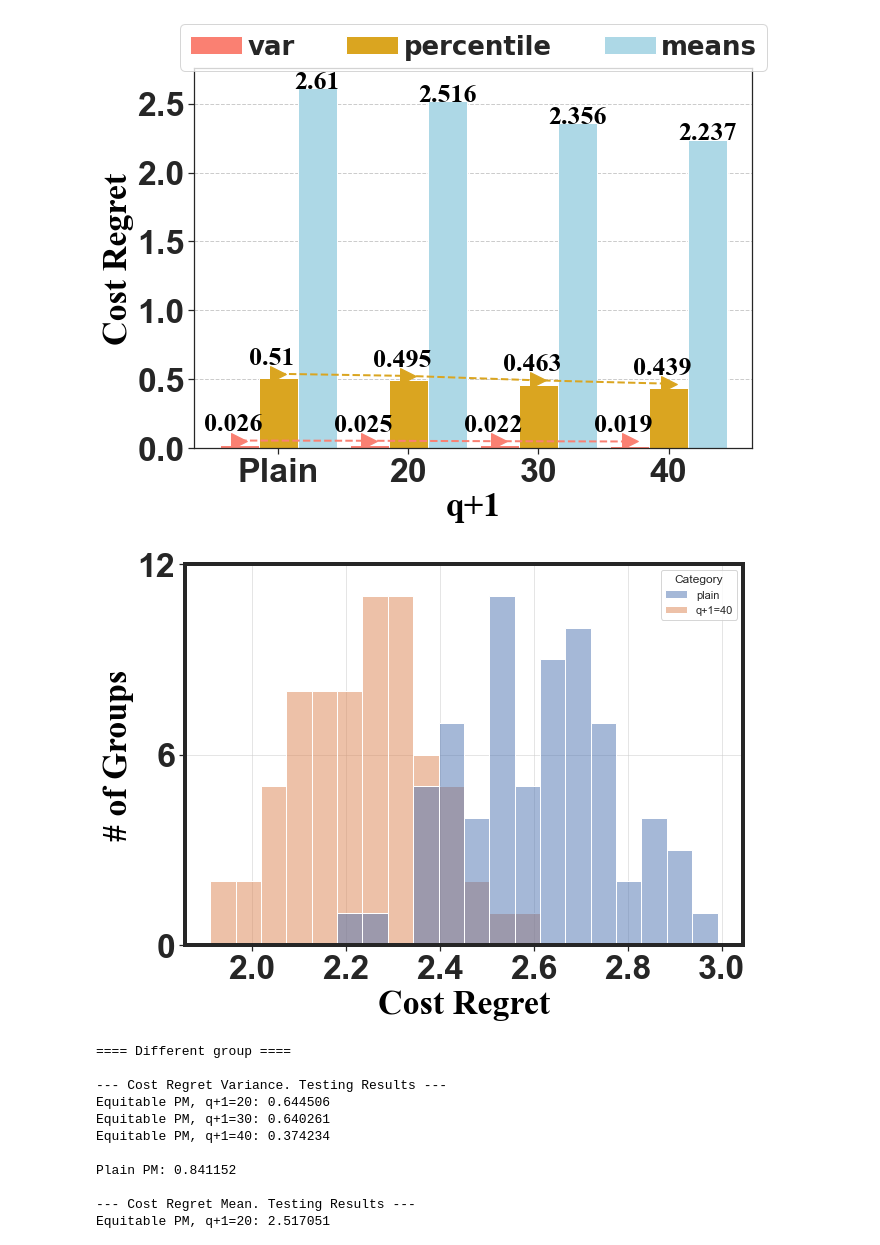
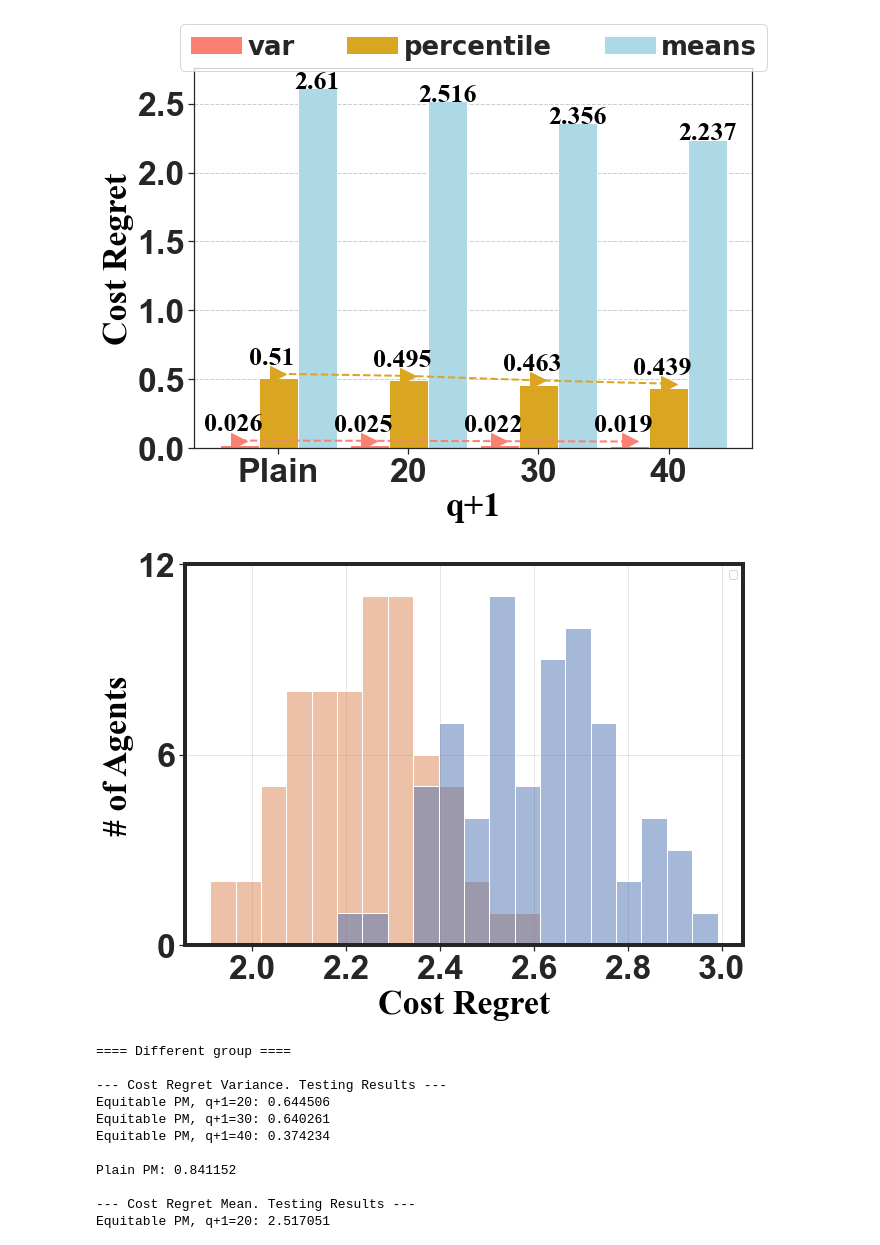
Before and after one commit to Ren-Research/Socially-Equitable-Public-Models, a Jupyter notebook: results/ev/plots.ipynb, the cells around one changed output. Cells and saved outputs as stored; diff of their text form; code cells hidden in the pictures.

```diff
--- a/results/ev/plots.ipynb
+++ b/results/ev/plots.ipynb
@@ -130,36 +130,36 @@ sns.histplot(
     hue="Category",
     hue_order=["plain", "q+1=40"],
     bins=20,
     line_kws={"lw": 5}
 )
 
 font = {'family': 'Times New Roman',
         'color':  'black',
         'size': 34,
          'weight': 'bold',
         }
 
 
 # Customize the font
 ax.spines['bottom'].set_linewidth(4)
 ax.spines['left'].set_linewidth(4)
 ax.spines['right'].set_linewidth(4)
 ax.spines['top'].set_linewidth(4)
 
 # Customize ticks and labels
 plt.yticks(fontsize=34, fontweight='bold')
 plt.xticks(fontsize=34, fontweight='bold')
 ax.set_yticks([0,6, 12])
 ax.set_ylim([0, 12])
 ax.set_xlabel("Cost Regret", fontweight='bold', fontdict=font)
-ax.set_ylabel("# of Groups", fontweight='bold', fontdict=font)
+ax.set_ylabel("# of Agents", fontweight='bold', fontdict=font)
 
 # Add grid
 plt.grid(True, alpha=0.5)
-
+plt.legend("")
 plt.show()
 # %% [output]
-[figure, old version]
+[figure, new version]
 # %%
 # different dist
 import numpy as np
```
Also changed, not shown: parts of 1 cell of this notebook, 1 other file.
